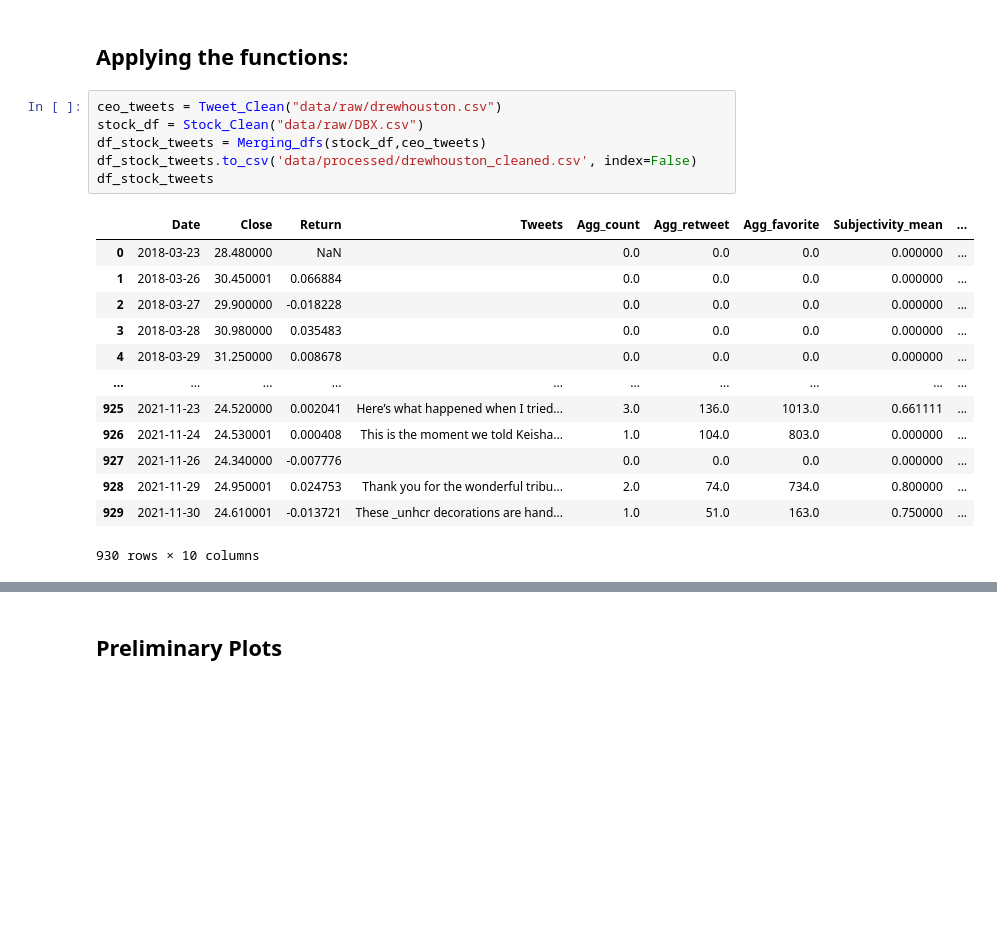
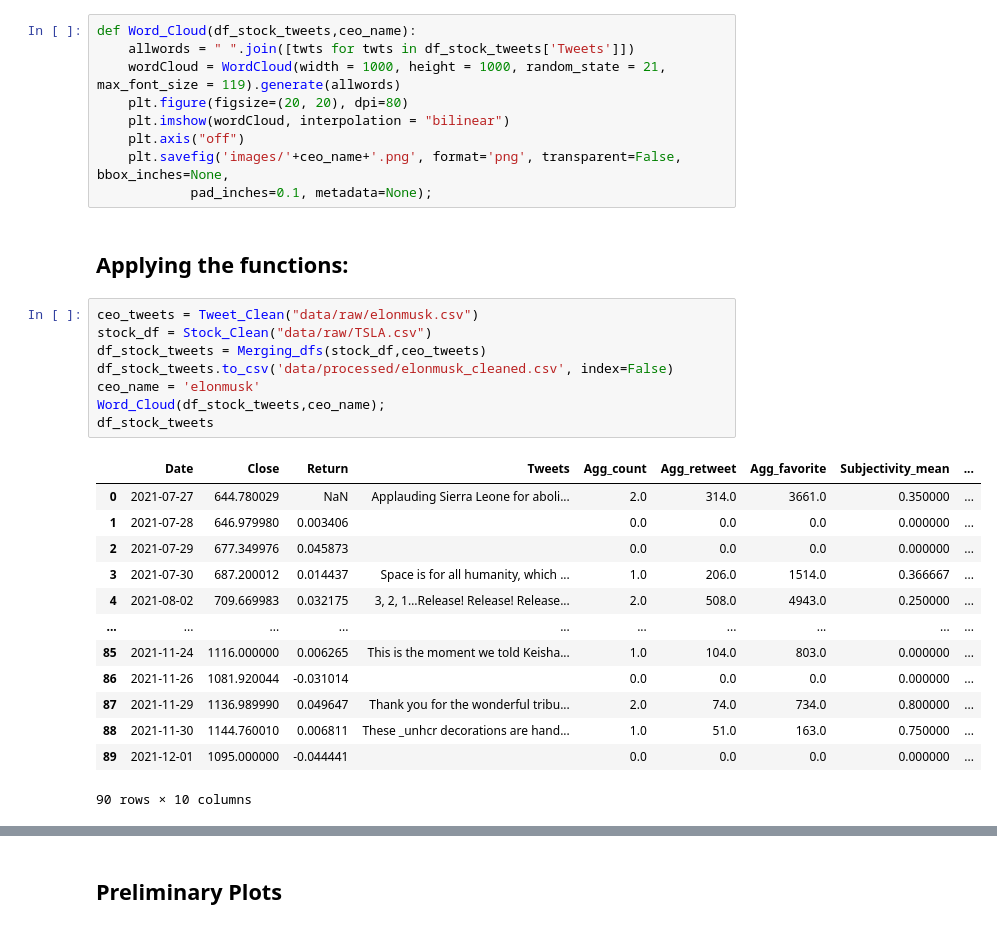
Before and after one commit to NB-01/twitter, a Jupyter notebook: data_cleaning_mu.ipynb, the cells around one changed output, grey strips where cells are left out. Drawn from its saved outputs; the diff is of its cells as text; blank space fills up the shorter version.

Commit message:
function figure updated

```diff
--- a/data_cleaning_mu.ipynb
+++ b/data_cleaning_mu.ipynb
@@ -115,22 +118,33 @@ def Merging_dfs(stock_df,ceo_tweets):
+# %%
+def Word_Cloud(df_stock_tweets,ceo_name):
+    allwords = " ".join([twts for twts in df_stock_tweets['Tweets']])
+    wordCloud = WordCloud(width = 1000, height = 1000, random_state = 21, max_font_size = 119).generate(allwords)
+    plt.figure(figsize=(20, 20), dpi=80)
+    plt.imshow(wordCloud, interpolation = "bilinear")
+    plt.axis("off")
+    plt.savefig('images/'+ceo_name+'.png', format='png', transparent=False, bbox_inches=None,
+            pad_inches=0.1, metadata=None);
 # %% [markdown]
 ## Applying the functions:
 # %%
-ceo_tweets = Tweet_Clean("data/raw/drewhouston.csv")
-stock_df = Stock_Clean("data/raw/DBX.csv")
+ceo_tweets = Tweet_Clean("data/raw/elonmusk.csv")
+stock_df = Stock_Clean("data/raw/TSLA.csv")
 df_stock_tweets = Merging_dfs(stock_df,ceo_tweets)
-df_stock_tweets.to_csv('data/processed/drewhouston_cleaned.csv', index=False)
+df_stock_tweets.to_csv('data/processed/elonmusk_cleaned.csv', index=False)
+ceo_name = 'elonmusk'
+Word_Cloud(df_stock_tweets,ceo_name);
 df_stock_tweets
 # %% [output]
 |  | Date | Close | Return | Tweets | Agg_count | Agg_retweet | Agg_favorite | Subjectivity_mean | ... |
-| 0 | 2018-03-23 | 28.480000 | NaN |  | 0.0 | 0.0 | 0.0 | 0.000000 | ... |
-| 1 | 2018-03-26 | 30.450001 | 0.066884 |  | 0.0 | 0.0 | 0.0 | 0.000000 | ... |
-| 2 | 2018-03-27 | 29.900000 | -0.018228 |  | 0.0 | 0.0 | 0.0 | 0.000000 | ... |
-| 3 | 2018-03-28 | 30.980000 | 0.035483 |  | 0.0 | 0.0 | 0.0 | 0.000000 | ... |
-| 4 | 2018-03-29 | 31.250000 | 0.008678 |  | 0.0 | 0.0 | 0.0 | 0.000000 | ... |
+| 0 | 2021-07-27 | 644.780029 | NaN | Applauding Sierra Leone for aboli... | 2.0 | 314.0 | 3661.0 | 0.350000 | ... |
+| 1 | 2021-07-28 | 646.979980 | 0.003406 |  | 0.0 | 0.0 | 0.0 | 0.000000 | ... |
+| 2 | 2021-07-29 | 677.349976 | 0.045873 |  | 0.0 | 0.0 | 0.0 | 0.000000 | ... |
+| 3 | 2021-07-30 | 687.200012 | 0.014437 | Space is for all humanity, which ... | 1.0 | 206.0 | 1514.0 | 0.366667 | ... |
+| 4 | 2021-08-02 | 709.669983 | 0.032175 | 3, 2, 1…Release! Release! Release... | 2.0 | 508.0 | 4943.0 | 0.250000 | ... |
 | ... | ... | ... | ... | ... | ... | ... | ... | ... | ... |
-| 925 | 2021-11-23 | 24.520000 | 0.002041 | Here’s what happened when I tried... | 3.0 | 136.0 | 1013.0 | 0.661111 | ... |
-| 926 | 2021-11-24 | 24.530001 | 0.000408 | This is the moment we told Keisha... | 1.0 | 104.0 | 803.0 | 0.000000 | ... |
-| 927 | 2021-11-26 | 24.340000 | -0.007776 |  | 0.0 | 0.0 | 0.0 | 0.000000 | ... |
-| 928 | 2021-11-29 | 24.950001 | 0.024753 | Thank you for the wonderful tribu... | 2.0 | 74.0 | 734.0 | 0.800000 | ... |
-| 929 | 2021-11-30 | 24.610001 | -0.013721 | These _unhcr decorations are hand... | 1.0 | 51.0 | 163.0 | 0.750000 | ... |
+| 85 | 2021-11-24 | 1116.000000 | 0.006265 | This is the moment we told Keisha... | 1.0 | 104.0 | 803.0 | 0.000000 | ... |
+| 86 | 2021-11-26 | 1081.920044 | -0.031014 |  | 0.0 | 0.0 | 0.0 | 0.000000 | ... |
+| 87 | 2021-11-29 | 1136.989990 | 0.049647 | Thank you for the wonderful tribu... | 2.0 | 74.0 | 734.0 | 0.800000 | ... |
+| 88 | 2021-11-30 | 1144.760010 | 0.006811 | These _unhcr decorations are hand... | 1.0 | 51.0 | 163.0 | 0.750000 | ... |
+| 89 | 2021-12-01 | 1095.000000 | -0.044441 |  | 0.0 | 0.0 | 0.0 | 0.000000 | ... |
-930 rows × 10 columns
+90 rows × 10 columns
```
Also changed, not shown: parts of 5 cells of this notebook.
